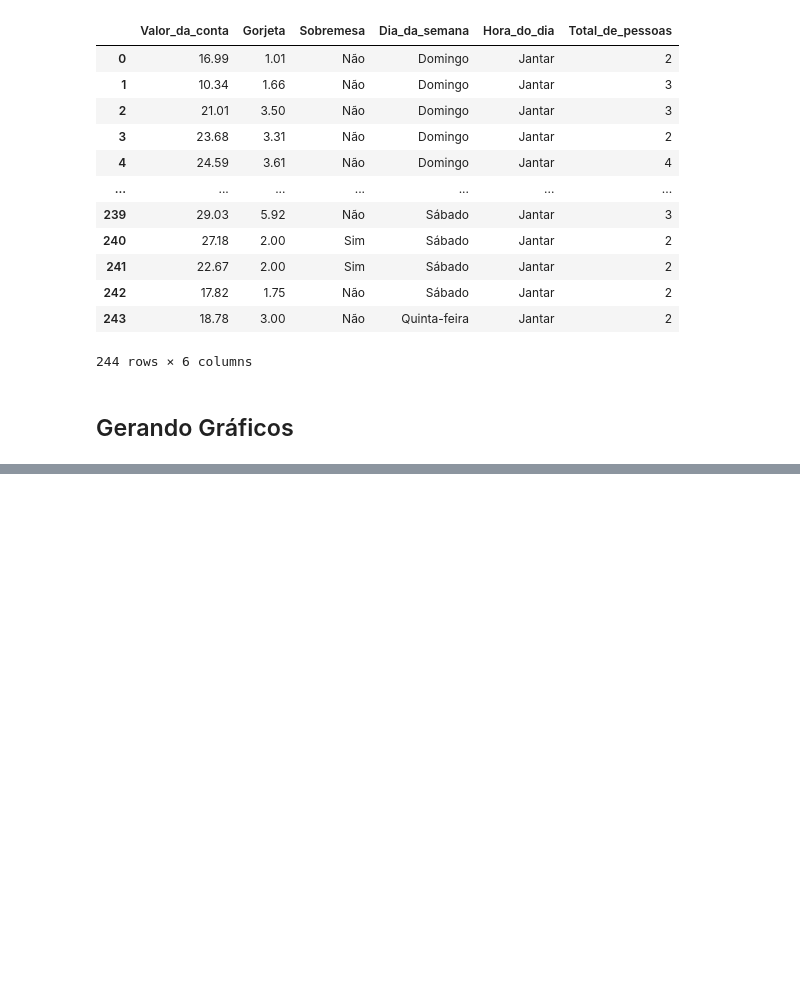
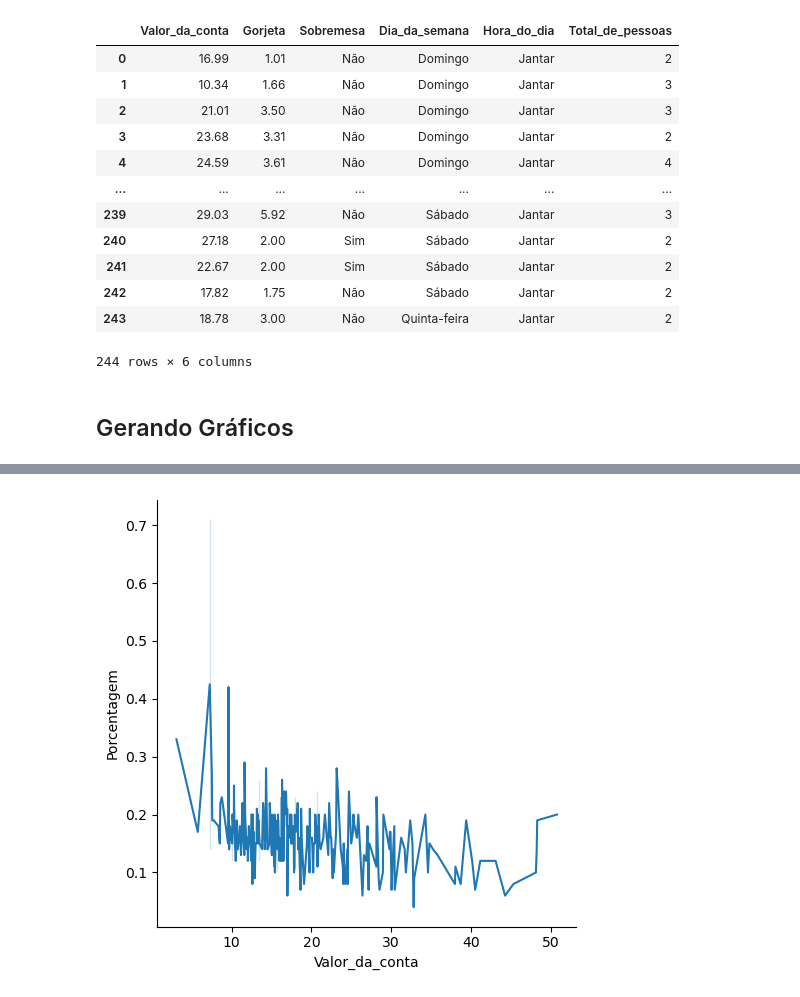
Before and after one commit to MMouraLMelo/python-para-data-science, a Jupyter notebook: data visualization_explorando com seaborn/analise de dados de gorjetas.ipynb, the cells around one changed output, grey strips where cells are left out. Saved outputs shown, nothing was run; the diff lists cells and outputs as text; code cells hidden in the pictures; blank space fills up the shorter version.

```diff
--- a/data visualization_explorando com seaborn/analise de dados de gorjetas.ipynb
+++ b/data visualization_explorando com seaborn/analise de dados de gorjetas.ipynb
@@ -145,0 +245,4 @@ novo_df.to_csv('arquivos/tips_tratada.csv', index = False)
+# %%
+grafico3 = sns.relplot(x = 'Valor_da_conta', y = 'Porcentagem', data = novo_df, kind = 'line')
+# %% [output]
+[figure, added]
```
Also changed, not shown: parts of 56 cells of this notebook, 1 other file.
